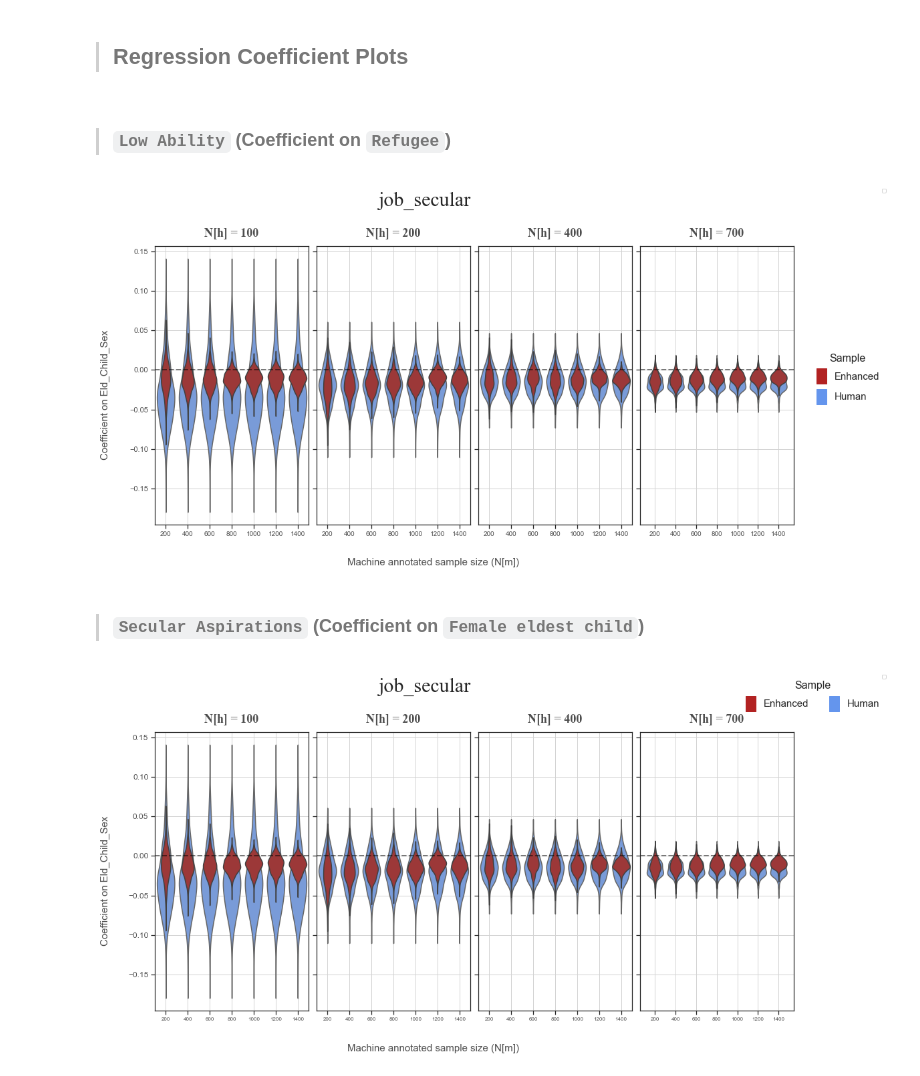
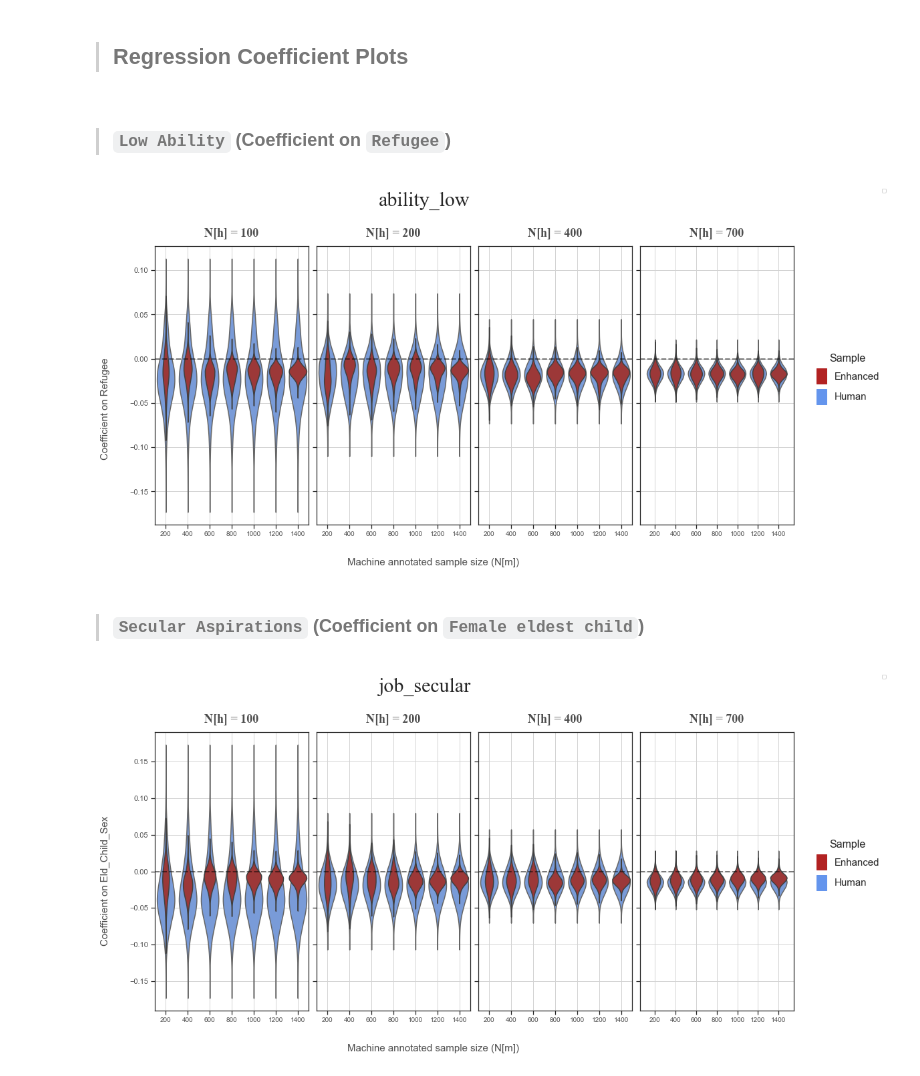
Before and after one commit to worldbank/iQual, a Jupyter notebook: notebooks/RegressionCoefficientTest.ipynb, the cells around one changed output. Cells and saved outputs as stored; diff of their text form; code cells hidden in the pictures.

Commit message:
Added notebook: Regression Coefficient Distribution

```diff
--- a/notebooks/RegressionCoefficientTest.ipynb
+++ b/notebooks/RegressionCoefficientTest.ipynb
@@ -54,7 +54,7 @@ HUMAN_SIZES    = [100, 200, 400, 700]
 MACHINE_SIZES  = [200, 400, 600, 800, 1000, 1200, 1400]
 BOOTSTRAP_RUNS = [1, 2, 3, 4, 5, 6, 7, 8, 9, 10]
 # %%
-N_DRAWS        = 100
+N_DRAWS        = 5000
 # %%
 coefs        = []
 random_draws = np.random.normal(size=N_DRAWS)
@@ -129,2 +126,0 @@ keep_cols = ['annotation','regressor','human_boot_coef','enh_boot_coef','bootstr
-# %% [markdown]
-> ### `Low Ability` (Coefficient on `Refugee`)
@@ -132,0 +129,2 @@ ANNOTATION, REGRESSOR = 'ability_low','refugee'
+# %% [markdown]
+> ### `Low Ability` (Coefficient on `Refugee`)
@@ -210,6 +210,6 @@ fig.legend(handles=patches,
 plt.subplots_adjust(top=0.85,wspace=0.05,right=0.88,left=0.05)
 plt.show()
 # %% [output]
-[figure, old version]
+[figure, new version]
 # %% [markdown]
 > ### `Secular Aspirations` (Coefficient on `Female eldest child`)
@@ -248,8 +248,8 @@ for i, human_size in enumerate(HUMAN_SIZES):
 
     # Removing redundant xy axis labels
     ax.set(ylabel=None,xlabel=None)
-    ax.tick_params(axis='y',labelsize=12, labelcolor='#4e4e4e')
-    ax.tick_params(axis='x',labelsize=8, labelcolor='#4e4e4e')
+    ax.tick_params(axis='y',labelsize=11, labelcolor='#4e4e4e')
+    ax.tick_params(axis='x',labelsize=10, labelcolor='#4e4e4e')
 
     ax.grid(True, lw=1, c='lightgray')
 
@@ -266,33 +266,33 @@ for i, human_size in enumerate(HUMAN_SIZES):
 # Add legends
 human_patch = plt.plot([], [], color='cornflowerblue', marker='s', markersize=10, linestyle='')[0]
 enhanced_patch = plt.plot([], [], color='firebrick',  marker='s', markersize=10, linestyle='')[0]
 fig.legend(handles=[human_patch, enhanced_patch], loc='upper right', ncol=2)
 
 # Y-axis label
 fig.text(-0.02, 0.3,f"Coefficient on {REGRESSOR.title()}",rotation='vertical',
          fontdict={"fontsize":15,'color':"#4e4e4e"},
         )
 # X-axis label
 fig.text(0.3, 0.02,f"Machine annotated sample size (N[m])",
          fontdict={"fontsize":15,'color':"#4e4e4e"},
         )
 
 # Layout
 
 # Legend
 patches = [
     mpatches.Patch(color='firebrick', label='Enhanced'),
     mpatches.Patch(color='cornflowerblue', label='Human'),
           ]
 fig.legend(handles=patches,
            title='Sample',
            title_fontsize=16,
            fontsize=15,
-           ncol=2,labelspacing=0.5,
+           ncol=1,labelspacing=0.5,
            handlelength=1,handleheight=2,
-           loc='upper right',frameon=False,
+           loc='center right',frameon=False,
          )
 plt.subplots_adjust(top=0.85,wspace=0.05,right=0.88,left=0.05)
 plt.show()
 # %% [output]
-[figure, old version]
+[figure, new version]
```
Also changed, not shown: parts of 8 cells of this notebook.
